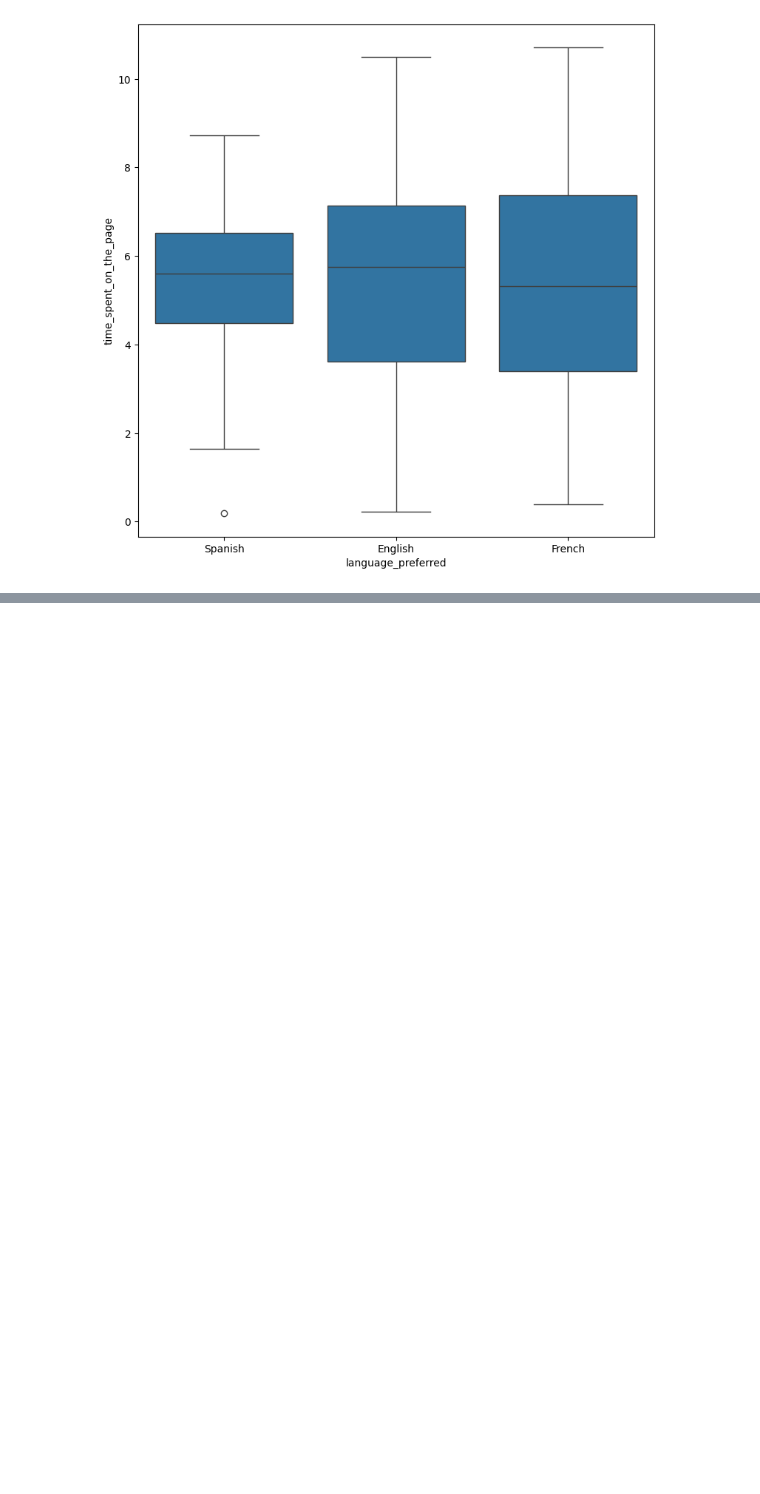
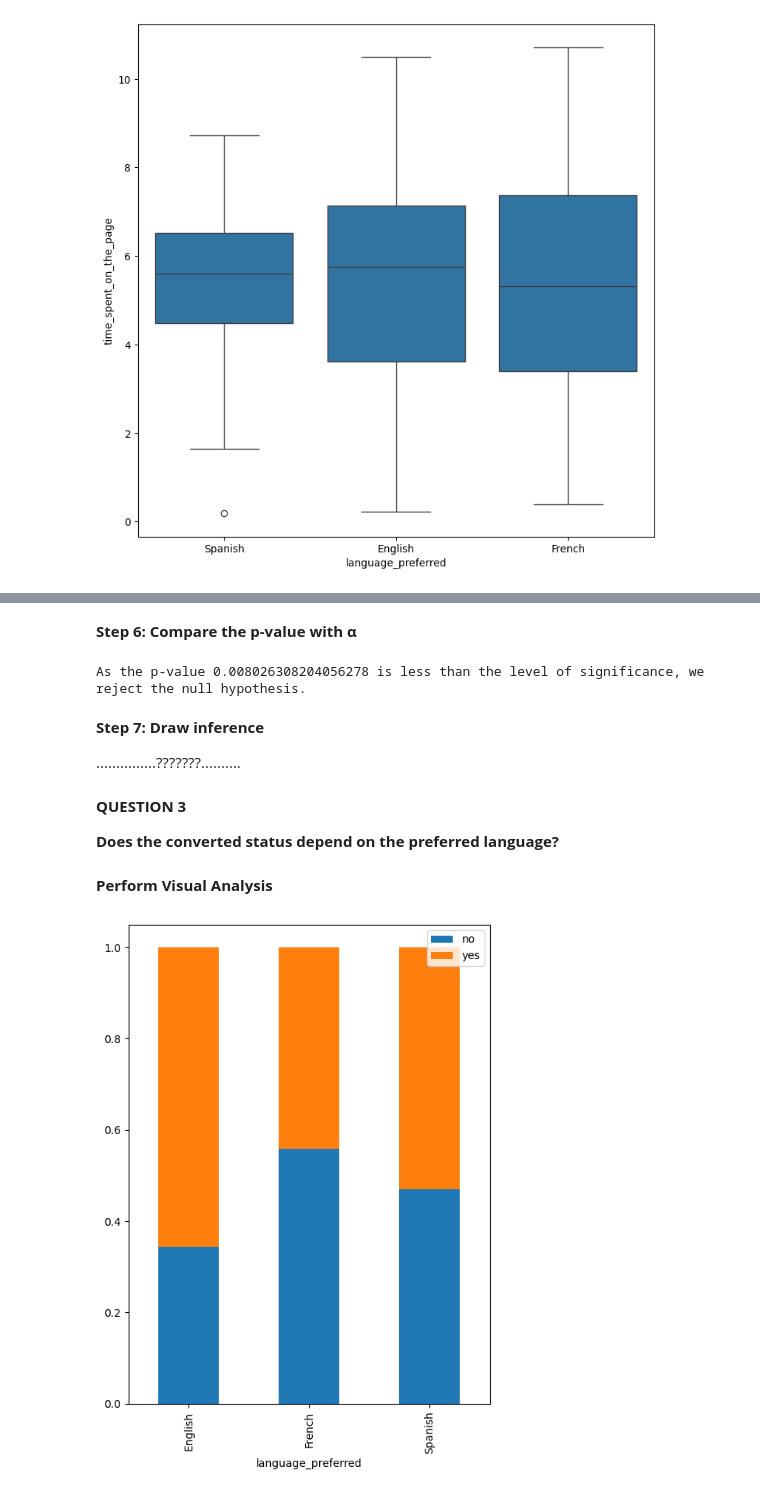
Before and after one commit to jhamilton1975/AutoAgent, a Jupyter notebook: Business_Statistics_E_news.ipynb, the cells around one changed output, grey strips where cells are left out. Saved outputs shown, nothing was run; the diff lists cells and outputs as text; code cells hidden in the pictures; blank space fills up the shorter version.

```diff
--- a/Business_Statistics_E_news.ipynb
+++ b/Business_Statistics_E_news.ipynb
@@ -252,0 +422,28 @@ plt.show()
+# %% [markdown]
+**Step 6: Compare the p-value with α**
+# %%
+# print the conclusion based on p-value
+if p_value < 0.05:
+    print(f'As the p-value {p_value} is less than the level of significance, we reject the null hypothesis.')
+else:
+    print(f'As the p-value {p_value} is greater than the level of significance, we fail to reject the null hypothesis.')
+# %% [output]
+As the p-value 0.008026308204056278 is less than the level of significance, we reject the null hypothesis.
+# %% [markdown]
+**Step 7: Draw inference**
+
+...............???????..........
+# %% [markdown]
+**QUESTION 3**
+
+**Does the converted status depend on the preferred language?**
+# %% [markdown]
+**Perform Visual Analysis**
+# %%
+pd.crosstab(data['language_preferred'], data['converted'], normalize='index')\
+  .plot(kind="bar", figsize=(6,8), stacked=True)
+
+plt.legend()
+plt.show()
+# %% [output]
+[figure, added]
```
Also changed, not shown: parts of 69 cells of this notebook.
